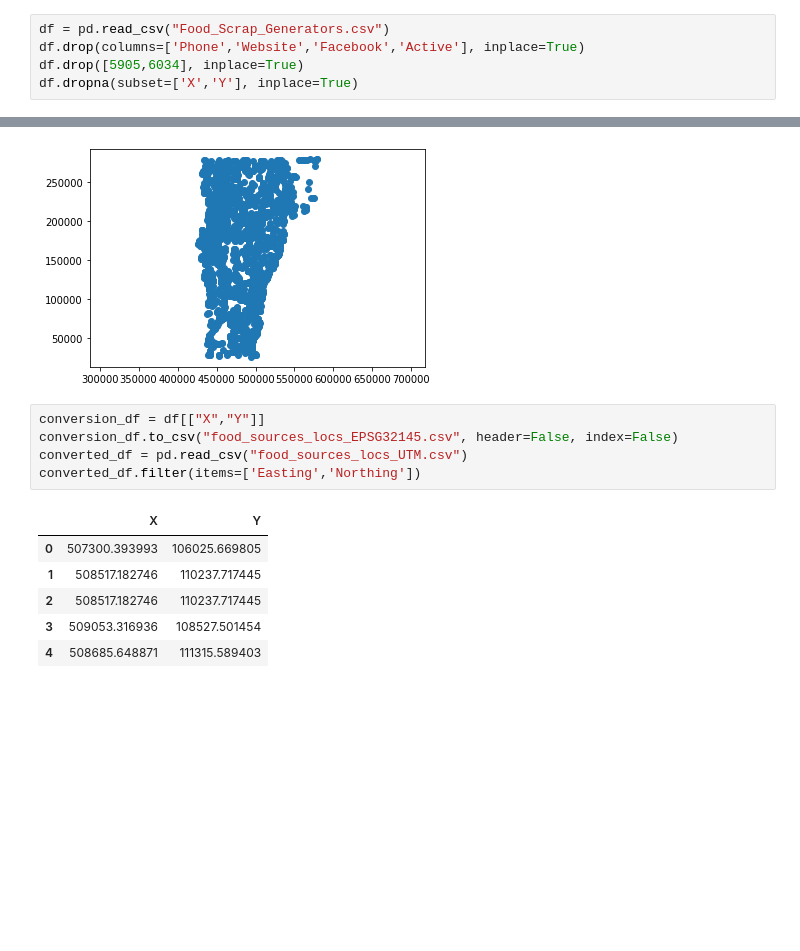
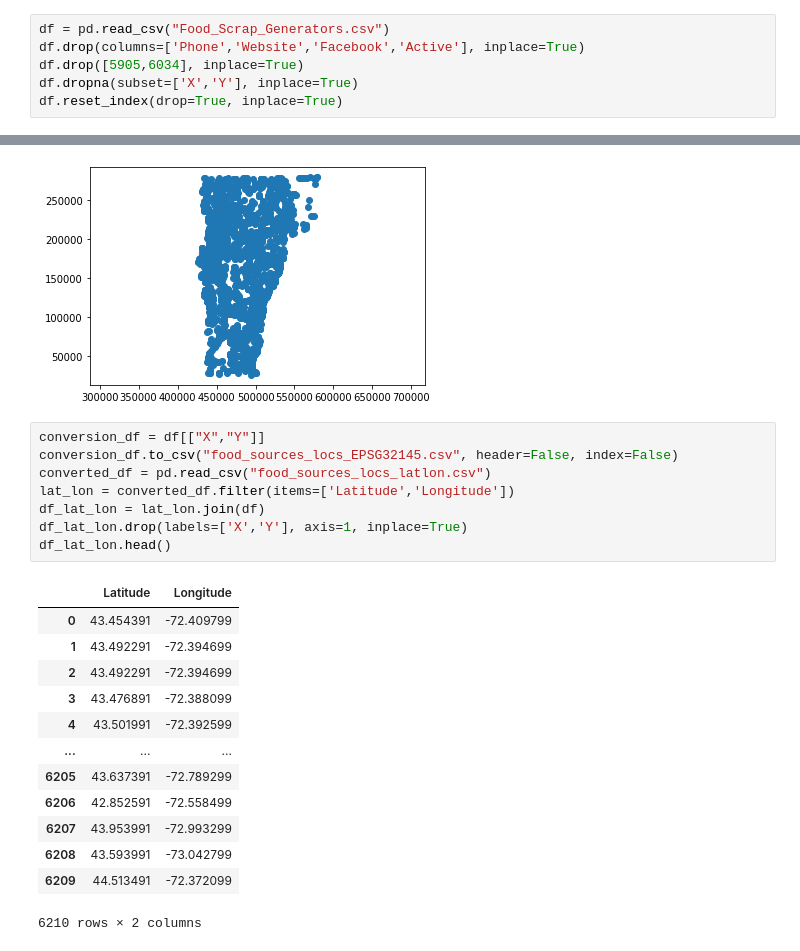
Before and after one commit to nick-knudsen/pocs-project, a Jupyter notebook: food_sources.ipynb, the cells around one changed output, grey strips where cells are left out. Drawn from its saved outputs; the diff is of its cells as text; blank space fills up the shorter version.

Commit message:
converted to lat-lon format, data exploration

```diff
--- a/food_sources.ipynb
+++ b/food_sources.ipynb
@@ -7,3 +8,4 @@ df = pd.read_csv("Food_Scrap_Generators.csv")
 df.drop(columns=['Phone','Website','Facebook','Active'], inplace=True)
 df.drop([5905,6034], inplace=True)
 df.dropna(subset=['X','Y'], inplace=True)
+df.reset_index(drop=True, inplace=True)
@@ -27,12 +33,22 @@ plt.show()
 # %%
 conversion_df = df[["X","Y"]]
 conversion_df.to_csv("food_sources_locs_EPSG32145.csv", header=False, index=False)
-converted_df = pd.read_csv("food_sources_locs_UTM.csv")
-converted_df.filter(items=['Easting','Northing'])
+converted_df = pd.read_csv("food_sources_locs_latlon.csv")
+lat_lon = converted_df.filter(items=['Latitude','Longitude'])
+df_lat_lon = lat_lon.join(df)
+df_lat_lon.drop(labels=['X','Y'], axis=1, inplace=True)
+df_lat_lon.head()
 # %% [output]
-|  | X | Y |
-| 0 | 507300.393993 | 106025.669805 |
-| 1 | 508517.182746 | 110237.717445 |
-| 2 | 508517.182746 | 110237.717445 |
-| 3 | 509053.316936 | 108527.501454 |
-| 4 | 508685.648871 | 111315.589403 |
+|  | Latitude | Longitude |
+| 0 | 43.454391 | -72.409799 |
+| 1 | 43.492291 | -72.394699 |
+| 2 | 43.492291 | -72.394699 |
+| 3 | 43.476891 | -72.388099 |
+| 4 | 43.501991 | -72.392599 |
+| ... | ... | ... |
+| 6205 | 43.637391 | -72.789299 |
+| 6206 | 42.852591 | -72.558499 |
+| 6207 | 43.953991 | -72.993299 |
+| 6208 | 43.593991 | -73.042799 |
+| 6209 | 44.513491 | -72.372099 |
+6210 rows × 2 columns
```
Also changed, not shown: parts of 6 cells of this notebook, 3 other files.
